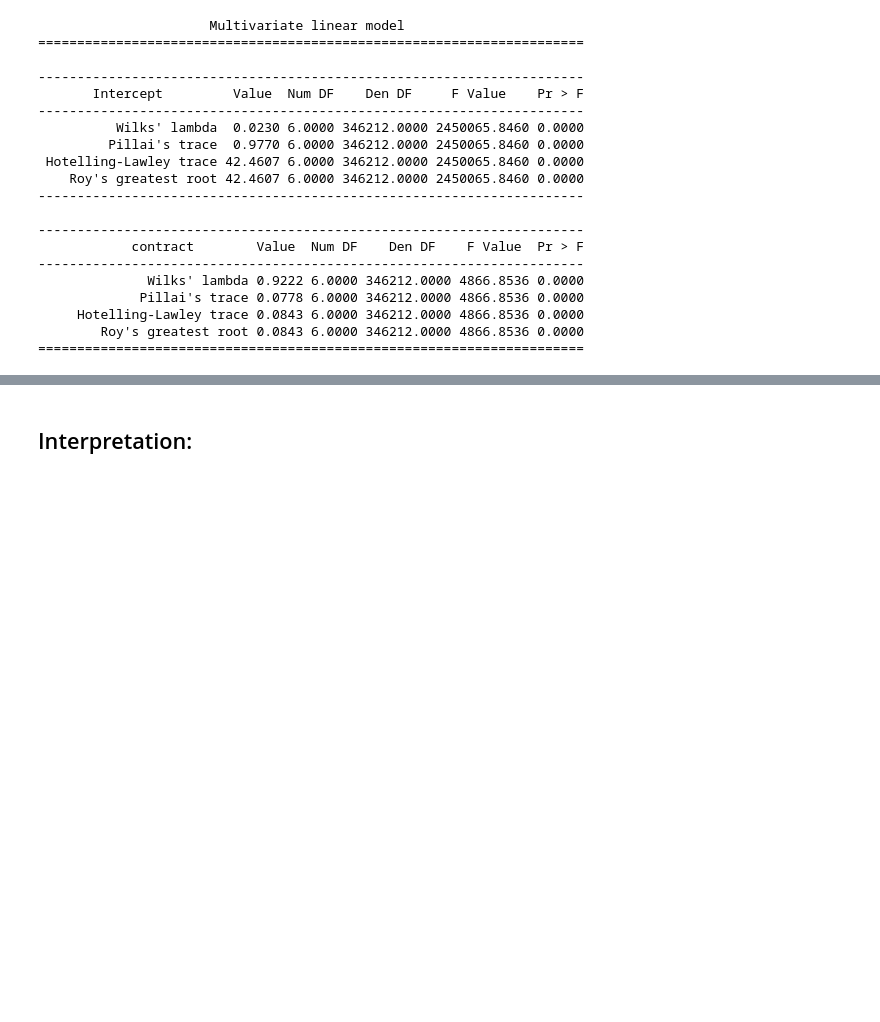
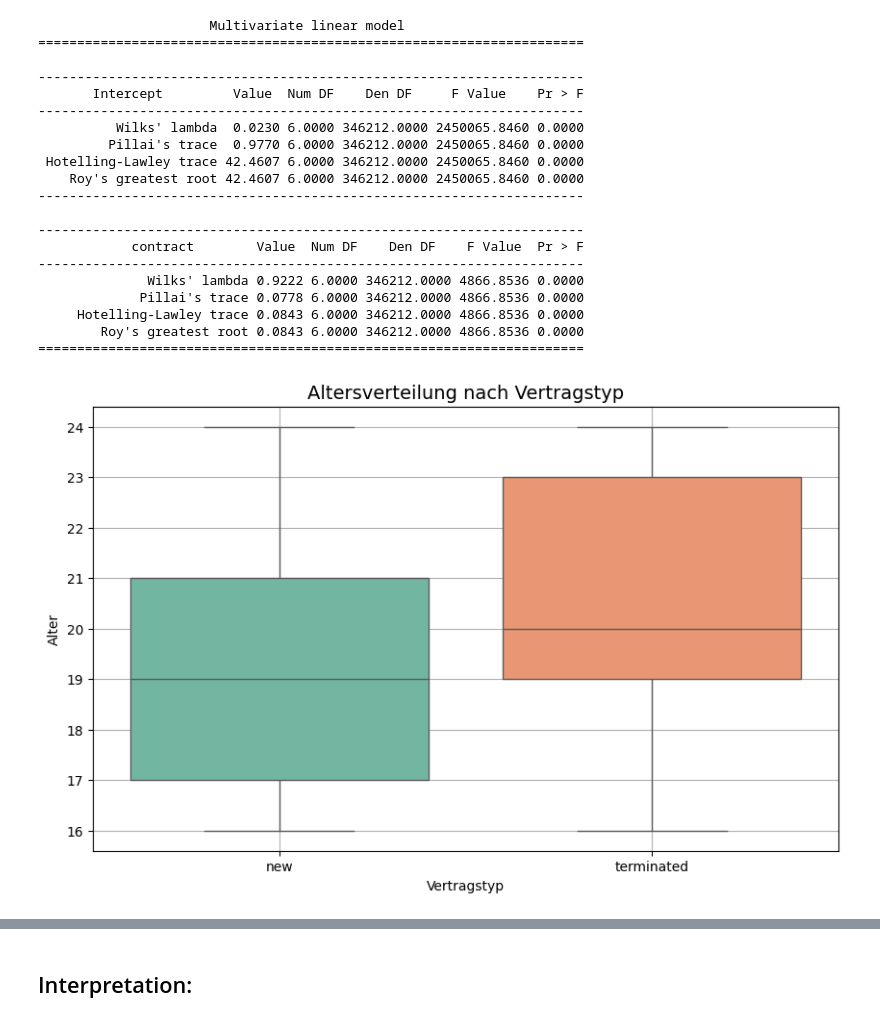
Before and after one commit to tpyrogova/FinApprenticeship, a Jupyter notebook: notebooks/statistical_analysis.ipynb, the cells around one changed output, grey strips where cells are left out. Drawn from its saved outputs; the diff is of its cells as text; code cells hidden in the pictures; blank space fills up the shorter version.

Commit message:
data analysis

```diff
--- a/notebooks/statistical_analysis.ipynb
+++ b/notebooks/statistical_analysis.ipynb
@@ -821,3 +821,13 @@ print(result)
      Hotelling-Lawley trace 0.0843 6.0000 346212.0000 4866.8536 0.0000
         Roy's greatest root 0.0843 6.0000 346212.0000 4866.8536 0.0000
 ======================================================================
+# %%
+plt.figure(figsize=(10, 6))
+sns.boxplot(data=df_clean, x='contract', y='age_numeric', hue='contract', legend=False, palette='Set2')
+plt.title('Altersverteilung nach Vertragstyp', fontsize=14)
+plt.xlabel('Vertragstyp')
+plt.ylabel('Alter')
+plt.grid(True)
+plt.show()
+# %% [output]
+[figure, added]
```
Also changed, not shown: parts of 4 cells of this notebook.
